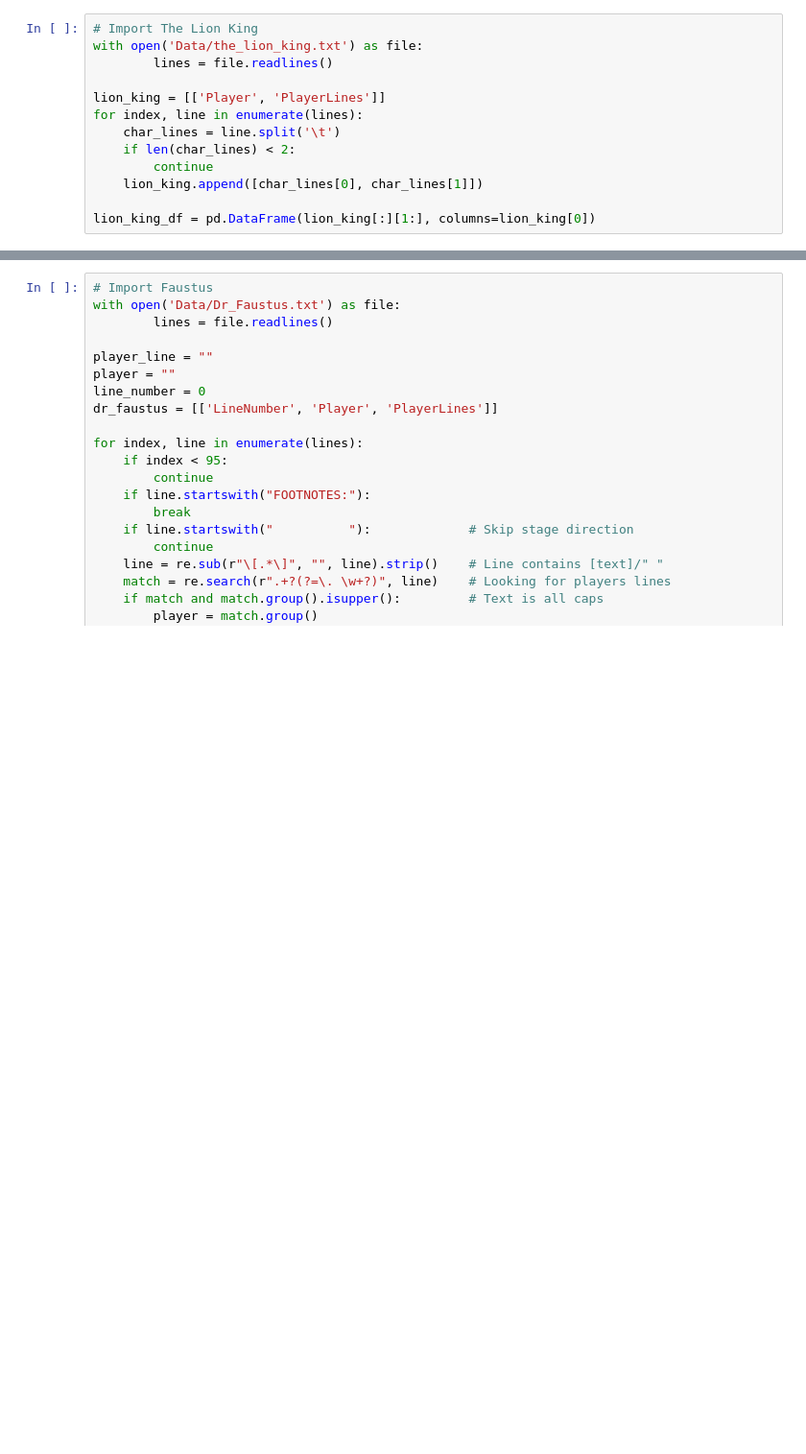
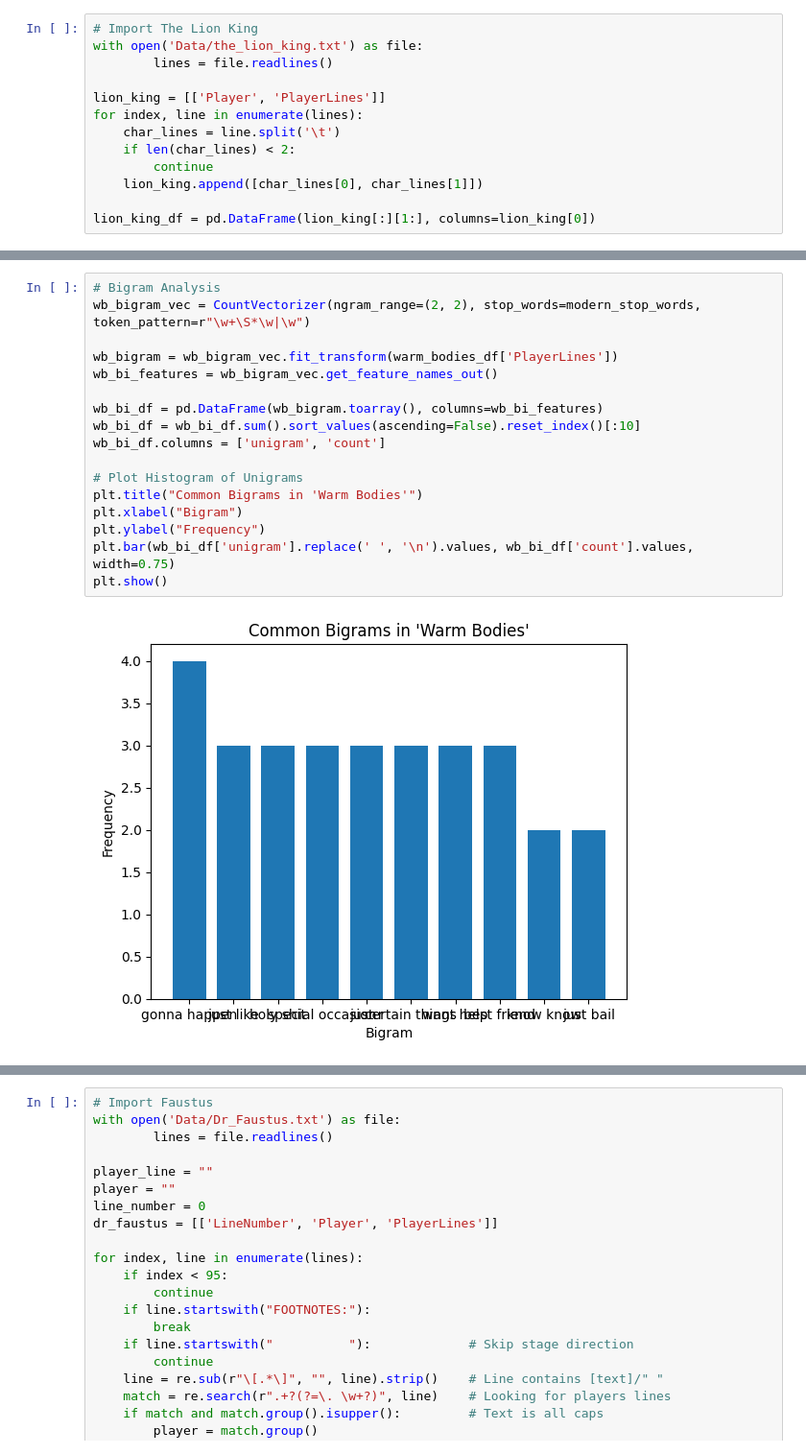
Before and after one commit to craglin/CS6140_Shakespeare_Project, a Jupyter notebook: Sandbox.ipynb, the cells around one changed output, grey strips where cells are left out. Shown: that part at 96% size. Saved outputs shown, nothing was run; the diff lists cells and outputs as text; blank space fills up the shorter version.

```diff
--- a/Sandbox.ipynb
+++ b/Sandbox.ipynb
@@ -290,0 +335,19 @@ warm_bodies_df = pd.DataFrame(warm_bodies[:][1:], columns=warm_bodies[0])
+# %%
+# Bigram Analysis
+wb_bigram_vec = CountVectorizer(ngram_range=(2, 2), stop_words=modern_stop_words, token_pattern=r"\w+\S*\w|\w")
+
+wb_bigram = wb_bigram_vec.fit_transform(warm_bodies_df['PlayerLines'])
+wb_bi_features = wb_bigram_vec.get_feature_names_out()
+
+wb_bi_df = pd.DataFrame(wb_bigram.toarray(), columns=wb_bi_features)
+wb_bi_df = wb_bi_df.sum().sort_values(ascending=False).reset_index()[:10]
+wb_bi_df.columns = ['unigram', 'count']
+
+# Plot Histogram of Unigrams
+plt.title("Common Bigrams in 'Warm Bodies'")
+plt.xlabel("Bigram")
+plt.ylabel("Frequency")
+plt.bar(wb_bi_df['unigram'].replace(' ', '\n').values, wb_bi_df['count'].values, width=0.75)
+plt.show()
+# %% [output]
+[figure, added]
```
Also changed, not shown: parts of 6 cells of this notebook, 2 other files.
